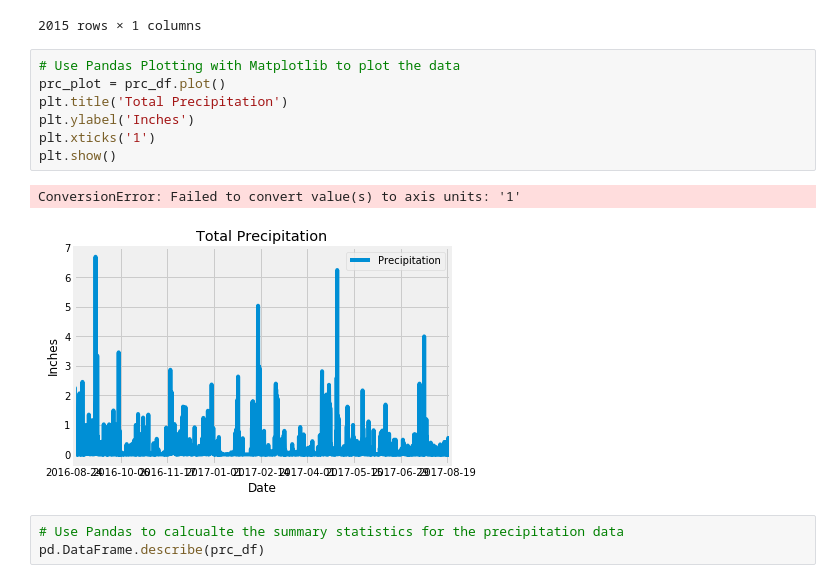
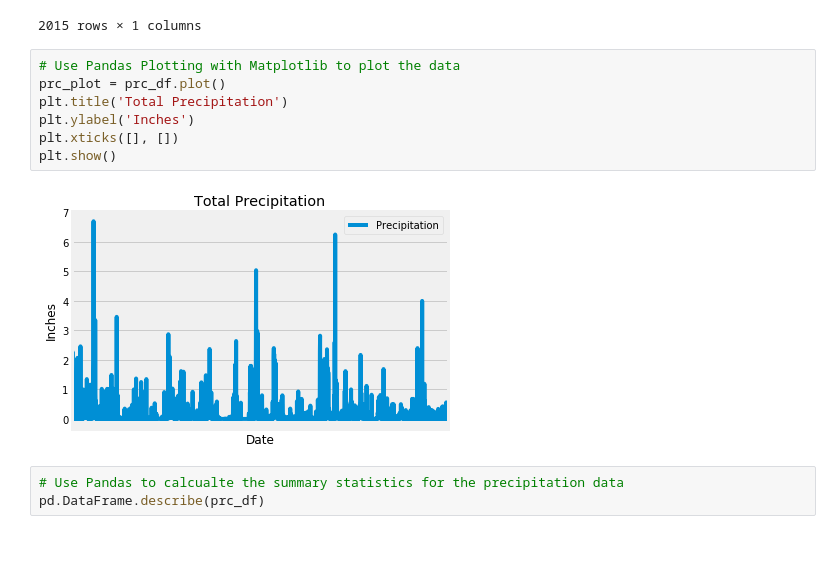
Before and after one commit to ASooklall/sqlalchemy-challenge, a Jupyter notebook: climate_starter.ipynb, the cells around one changed output. Cells and saved outputs as stored; diff of their text form; blank space fills up the shorter version.

```diff
--- a/climate_starter.ipynb
+++ b/climate_starter.ipynb
@@ -114,13 +114,12 @@ prc_df
 # %%
 # Use Pandas Plotting with Matplotlib to plot the data
 prc_plot = prc_df.plot()
 plt.title('Total Precipitation')
 plt.ylabel('Inches')
-plt.xticks('1')
+plt.xticks([], [])
 plt.show()
 # %% [output]
-ConversionError: Failed to convert value(s) to axis units: '1'
-[figure, old version]
+[figure, new version]
 # %%
 # Use Pandas to calcualte the summary statistics for the precipitation data
 pd.DataFrame.describe(prc_df)
```
Also changed, not shown: parts of 2 cells of this notebook.
